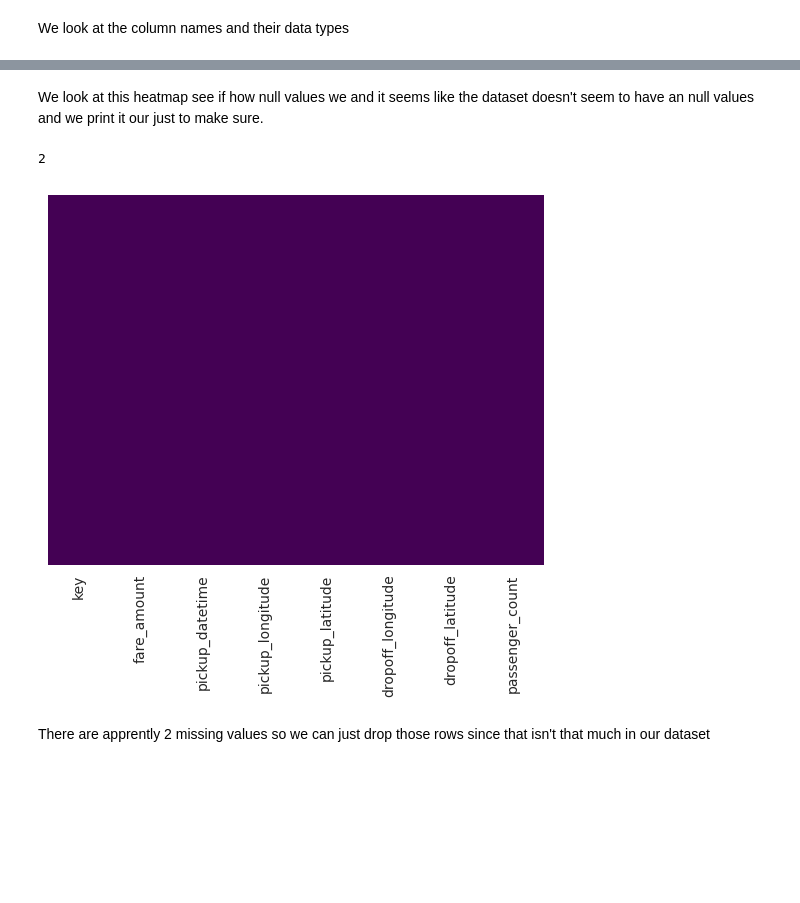
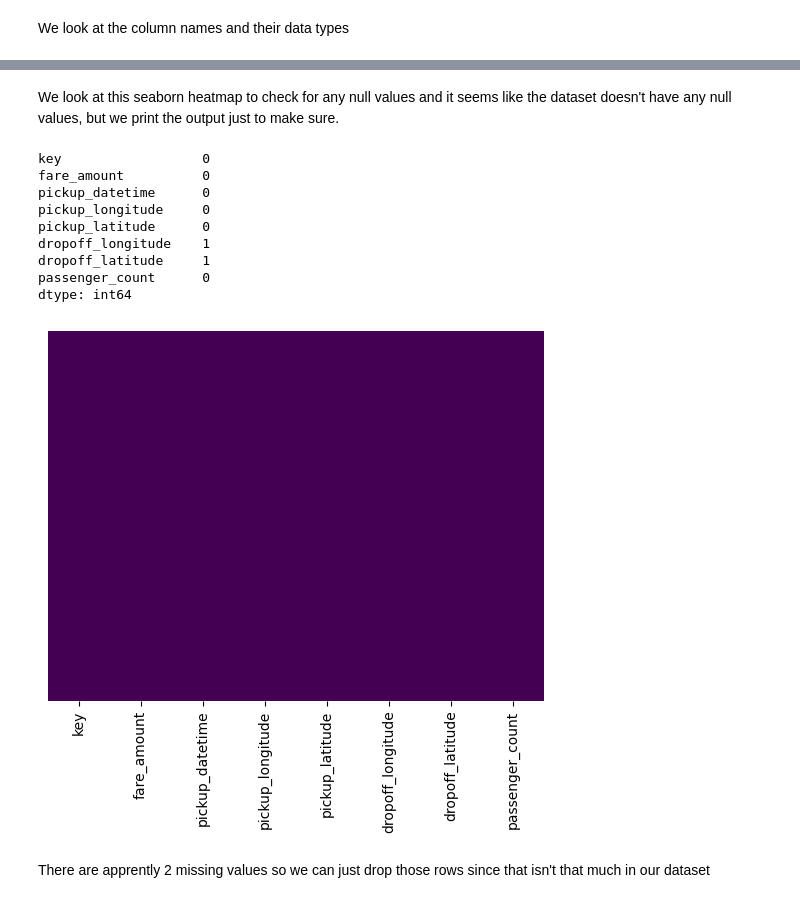
Before and after one commit to sahilnale/uber_fare, a Jupyter notebook: Uber_Fare_Prediction.ipynb, the cells around one changed output, grey strips where cells are left out. Drawn from its saved outputs; the diff is of its cells as text; code cells hidden in the pictures; blank space fills up the shorter version.

```diff
--- a/Uber_Fare_Prediction.ipynb
+++ b/Uber_Fare_Prediction.ipynb
@@ -96,12 +91,19 @@ We drop the key variable
 # %% [markdown]
-We look at this heatmap see if how null values we and it seems like the dataset doesn't seem to have an null values and we print it our just to make sure.
+We look at this seaborn heatmap to check for any null values and it seems like the dataset doesn't have any null values, but we print the output just to make sure.
 # %%
 sns.heatmap(uber_data.isnull(), yticklabels = False, cbar = False, cmap = 'viridis') # shows no Null values in the data
-# Check for any remaining missing values
-uber_data.isnull().sum().sum()
+uber_data.isnull().sum() # Check for any remaining missing values
 # %% [output]
-2
+key                  0
+fare_amount          0
+pickup_datetime      0
+pickup_longitude     0
+pickup_latitude      0
+dropoff_longitude    1
+dropoff_latitude     1
+passenger_count      0
+dtype: int64
-[figure, old version]
+[figure, new version]
 # %% [markdown]
 There are apprently 2 missing values so we can just drop those rows since that isn't that much in our dataset
 # %%
```
Also changed, not shown: parts of 79 cells of this notebook.
